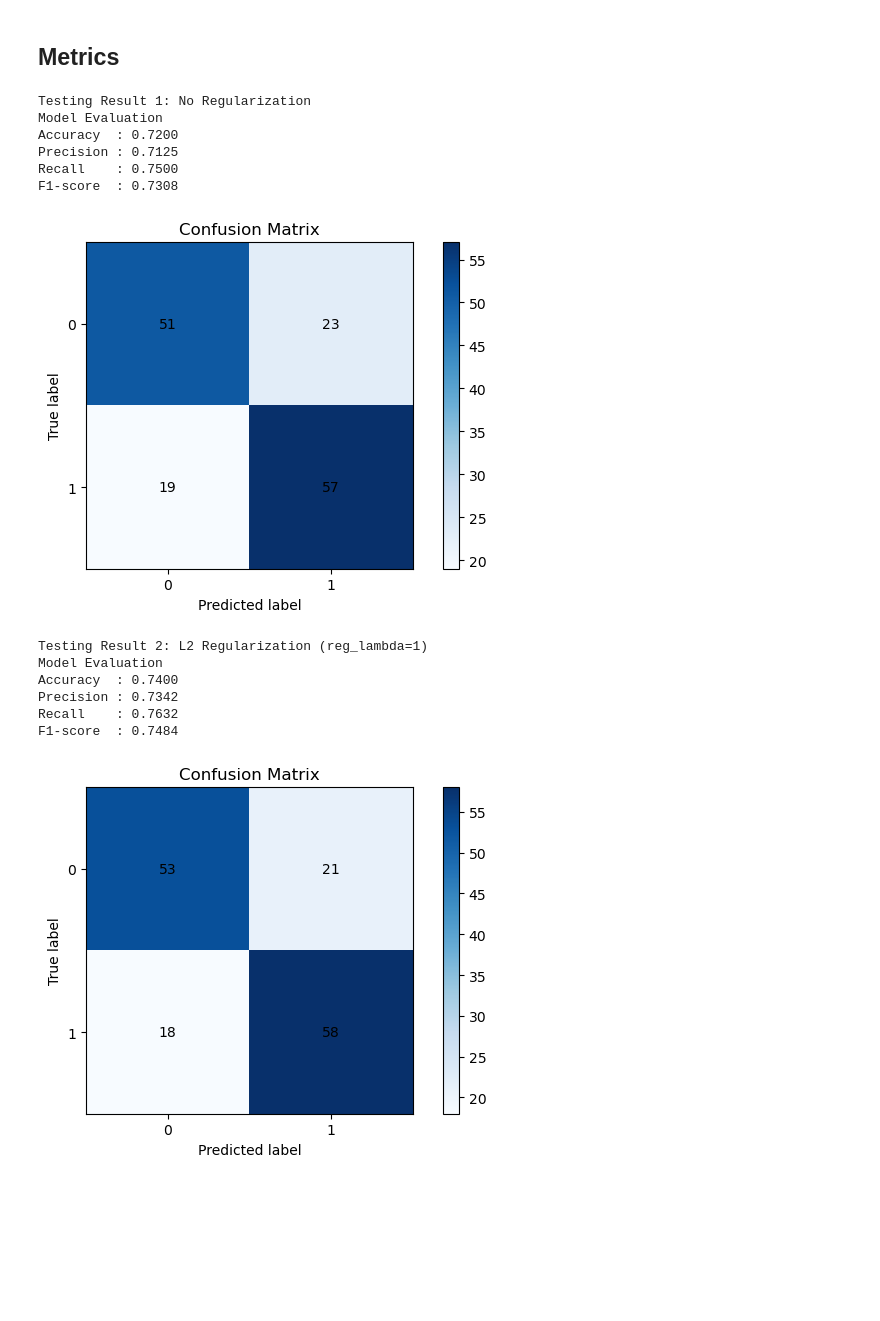
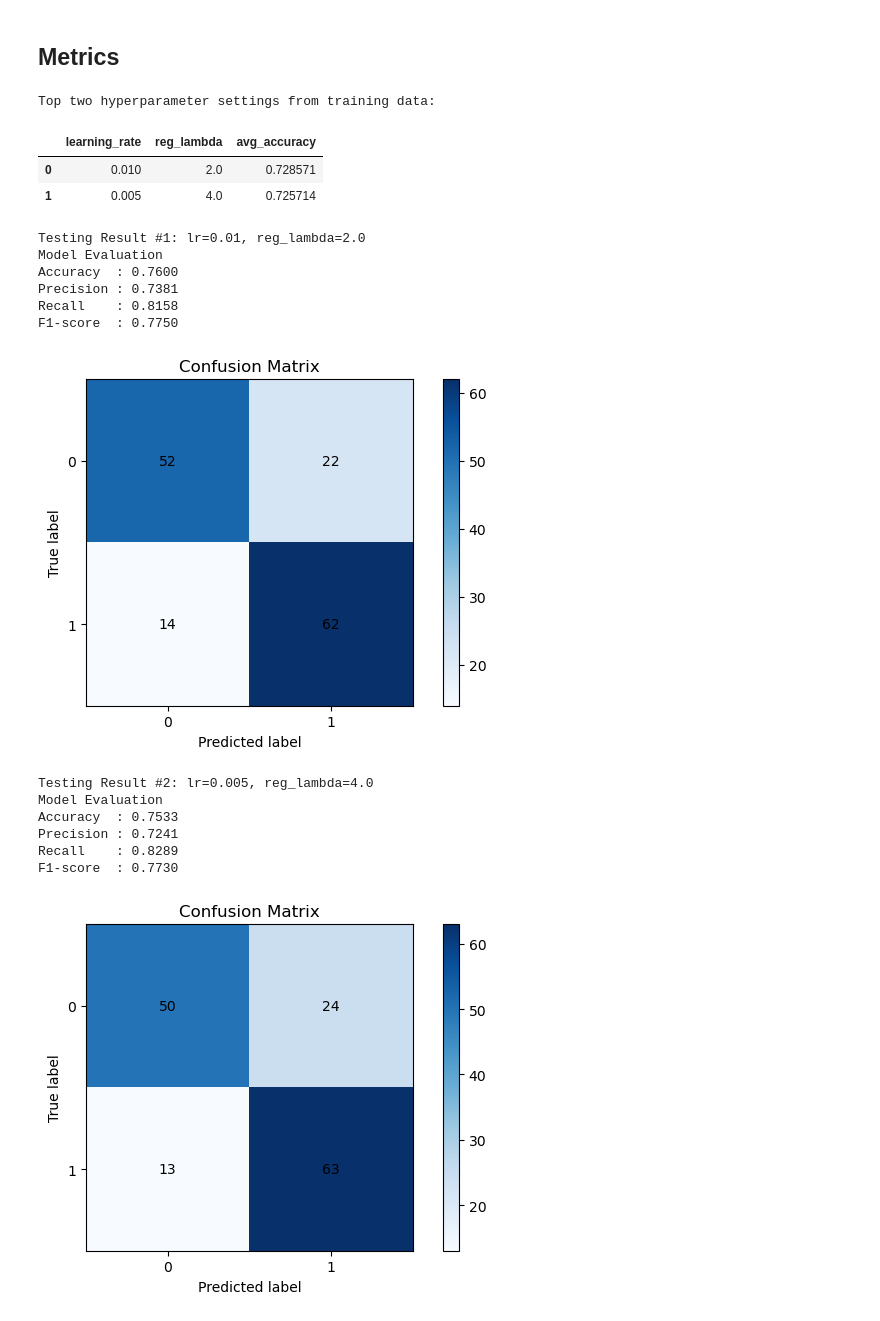
Before and after one commit to minhman293/DM2026-Assignment-1-2, a Jupyter notebook: Real_World_Classification.ipynb, the cells around one changed output. Drawn from its saved outputs; the diff is of its cells as text; code cells hidden in the pictures; blank space fills up the shorter version.

Commit message:
add k-fold cross validation

```diff
--- a/Real_World_Classification.ipynb
+++ b/Real_World_Classification.ipynb
@@ -366,28 +283,63 @@ l2_lambda_100: last_train_loss=0.674749, last_val_loss=0.683930
 # %% [markdown]
 ## Metrics
 # %%
-# Evaluate binary classification performance
-from model.metrics import evaluate_binary_classifier
+# Select the top two hyperparameter settings from the 5-fold CV table
+from model.linear_model import LinearModel
+from model.metrics import logloss, evaluate_binary_classifier
+from model.gradients import logloss_sigmoid_grad
+from model.activations import sigmoid
 
-print('Testing Result 1: No Regularization')
-y_pred_no_reg = trained_models['no_regularization'].predict(X_test)
-evaluate_binary_classifier(y_test, y_pred_no_reg)
+top_two_settings = (
+    cv_table.stack()
+    .sort_values(ascending=False)
+    .head(2)
+    .reset_index()
+)
+top_two_settings.columns = ['learning_rate', 'reg_lambda', 'avg_accuracy']
 
-print('\nTesting Result 2: L2 Regularization (reg_lambda=1)')
-y_pred_l2 = trained_models['l2_lambda_1'].predict(X_test)
-evaluate_binary_classifier(y_test, y_pred_l2)
+print('Top two hyperparameter settings from training data:')
+display(top_two_settings)
+
+for rank, row in top_two_settings.iterrows():
+    lr = float(row['learning_rate'])
+    reg_lambda = float(row['reg_lambda'])
+
+    print(f"\nTesting Result #{rank + 1}: lr={lr}, reg_lambda={reg_lambda}")
+
+    model = LinearModel(
+        dim=X_train.shape[1],
+        is_reg=False,
+        loss_fn=logloss,
+        act_fn=sigmoid,
+        grad_fn=logloss_sigmoid_grad,
+        reg_type='l2',
+        reg_lambda=reg_lambda,
+        lr=lr,
+        n_iteration=10000,
+        val_ratio=0.2,
+        random_state=seed,
+        verbose=False,
+        plot_curve=False,
+    )
+    model.fit(X_train, y_train)
+    y_pred = model.predict(X_test)
+    evaluate_binary_classifier(y_test, y_pred)
 # %% [output]
-Testing Result 1: No Regularization
-Model Evaluation
-Accuracy  : 0.7200
-Precision : 0.7125
-Recall    : 0.7500
-F1-score  : 0.7308
+Top two hyperparameter settings from training data:
+|  | learning_rate | reg_lambda | avg_accuracy |
+| 0 | 0.010 | 2.0 | 0.728571 |
+| 1 | 0.005 | 4.0 | 0.725714 |
+Testing Result #1: lr=0.01, reg_lambda=2.0
+Model Evaluation
+Accuracy  : 0.7600
+Precision : 0.7381
+Recall    : 0.8158
+F1-score  : 0.7750
-[figure, old version]
+[figure, new version]
-Testing Result 2: L2 Regularization (reg_lambda=1)
-Model Evaluation
-Accuracy  : 0.7400
-Precision : 0.7342
-Recall    : 0.7632
-F1-score  : 0.7484
+Testing Result #2: lr=0.005, reg_lambda=4.0
+Model Evaluation
+Accuracy  : 0.7533
+Precision : 0.7241
+Recall    : 0.8289
+F1-score  : 0.7730
-[figure, old version]
+[figure, new version]
```
Also changed, not shown: parts of 2 cells of this notebook.
